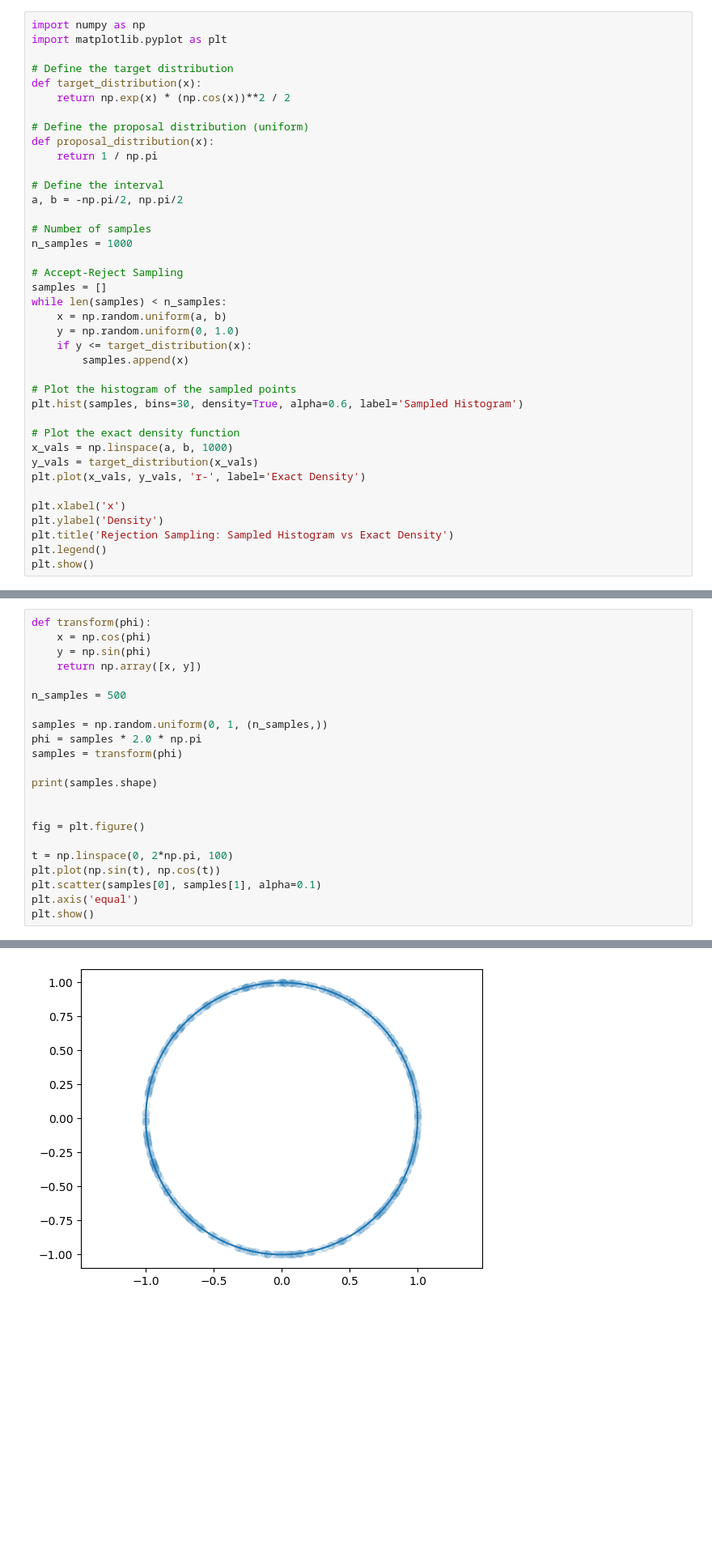
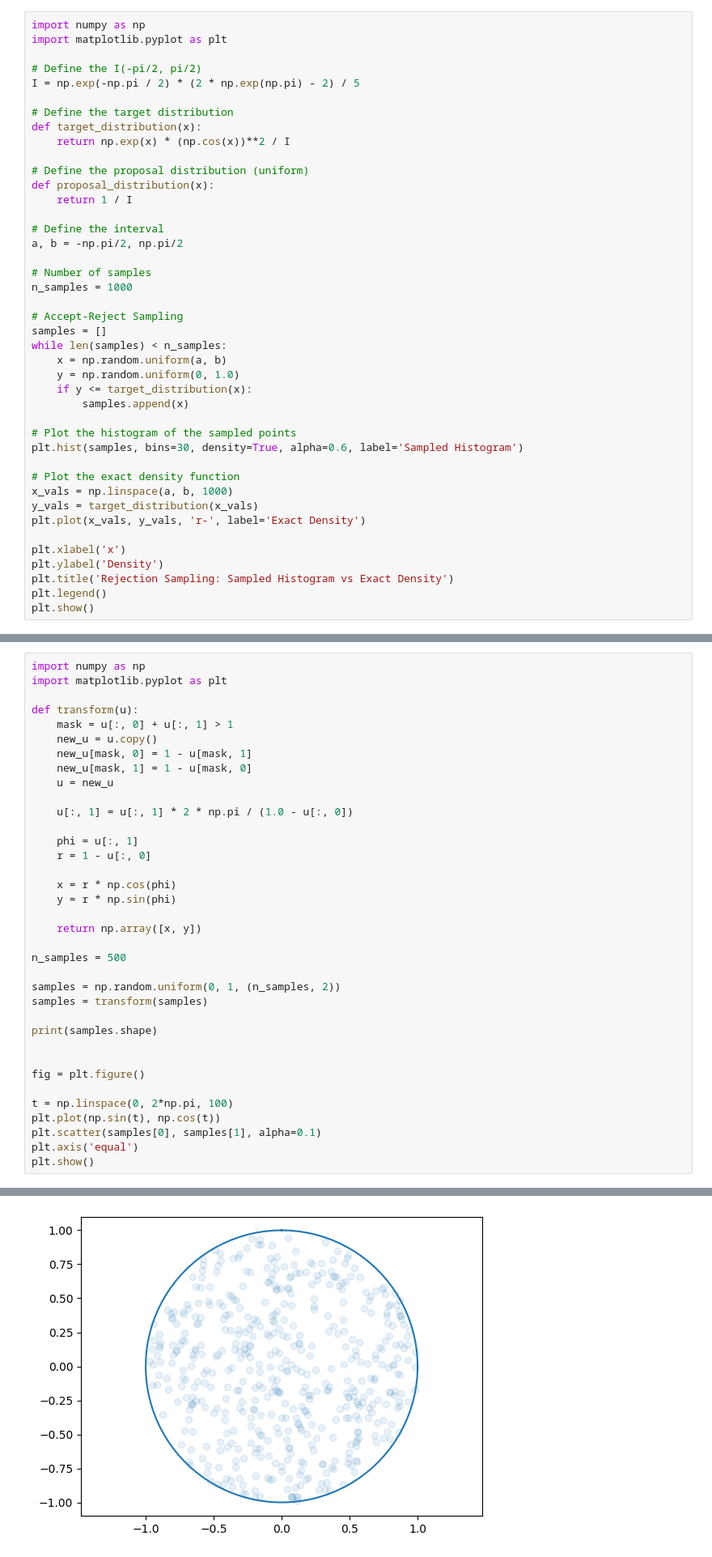
Before and after one commit to MelnikovaAD0/home-work, a Jupyter notebook: ДЗ_3.ipynb, the cells around one changed output, grey strips where cells are left out. Shown at 81% size. Saved outputs shown, nothing was run; the diff lists cells and outputs as text; blank space fills up the shorter version.

```diff
--- a/ДЗ_3.ipynb
+++ b/ДЗ_3.ipynb
@@ -264,13 +264,16 @@ plt.show()
 import numpy as np
 import matplotlib.pyplot as plt
 
+# Define the I(-pi/2, pi/2)
+I = np.exp(-np.pi / 2) * (2 * np.exp(np.pi) - 2) / 5
+
 # Define the target distribution
 def target_distribution(x):
-    return np.exp(x) * (np.cos(x))**2 / 2
+    return np.exp(x) * (np.cos(x))**2 / I
 
 # Define the proposal distribution (uniform)
 def proposal_distribution(x):
-    return 1 / np.pi
+    return 1 / I
 
 # Define the interval
 a, b = -np.pi/2, np.pi/2
@@ -374,30 +377,44 @@ plt.show()
 # %% [output]
 [figure]
 # %%
-def transform(phi):
-    x = np.cos(phi)
-    y = np.sin(phi)
+import numpy as np
+import matplotlib.pyplot as plt
+
+def transform(u):
+    mask = u[:, 0] + u[:, 1] > 1
+    new_u = u.copy()
+    new_u[mask, 0] = 1 - u[mask, 1]
+    new_u[mask, 1] = 1 - u[mask, 0]
+    u = new_u
+
+    u[:, 1] = u[:, 1] * 2 * np.pi / (1.0 - u[:, 0])
+
+    phi = u[:, 1]
+    r = 1 - u[:, 0]
+
+    x = r * np.cos(phi)
+    y = r * np.sin(phi)
+
     return np.array([x, y])
 
 n_samples = 500
 
-samples = np.random.uniform(0, 1, (n_samples,))
-phi = samples * 2.0 * np.pi
-samples = transform(phi)
+samples = np.random.uniform(0, 1, (n_samples, 2))
+samples = transform(samples)
 
 print(samples.shape)
 
 
 fig = plt.figure()
 
 t = np.linspace(0, 2*np.pi, 100)
 plt.plot(np.sin(t), np.cos(t))
 plt.scatter(samples[0], samples[1], alpha=0.1)
 plt.axis('equal')
 plt.show()
 # %% [output]
 (2, 500)
-[figure, old version]
+[figure, new version]
 # %% [markdown]
 # Random normal generator
 # %% [markdown]
```
Also changed, not shown: parts of 1 cell of this notebook.
